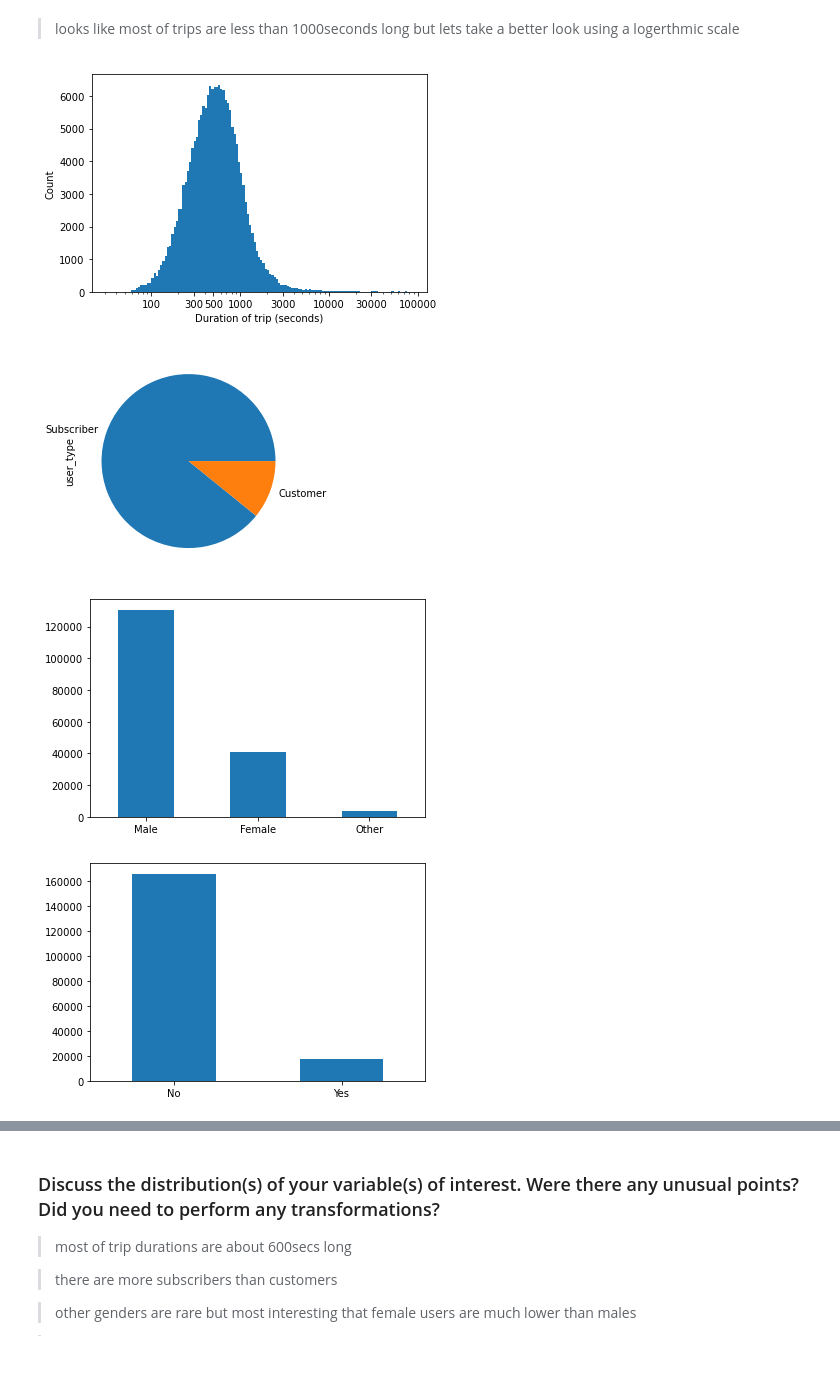
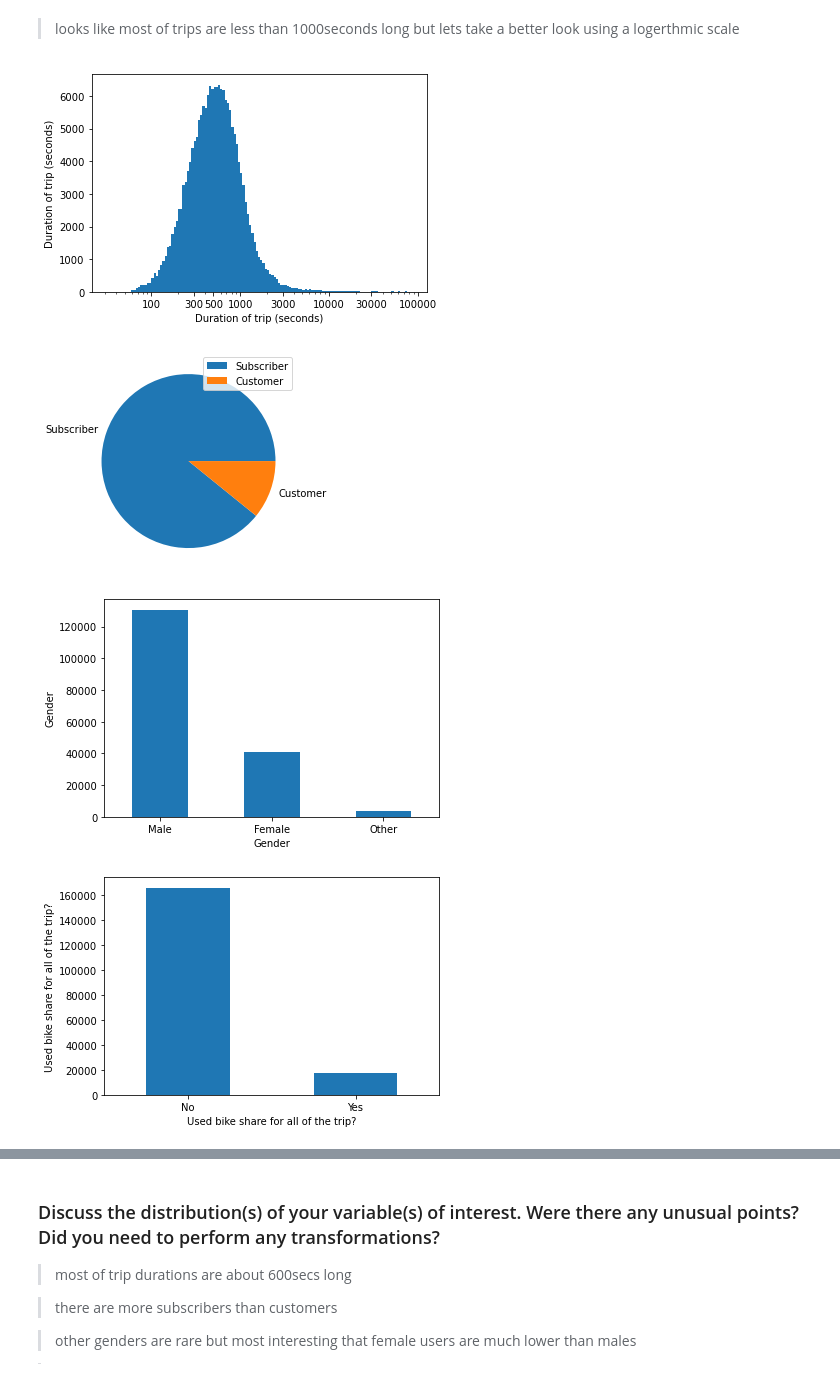
Before and after one commit to AbdelrahmanT/Communicate-Data-Findings-Udacity-Project, a Jupyter notebook: exploration_template.ipynb, the cells around one changed output, grey strips where cells are left out. Cells and saved outputs as stored; diff of their text form; code cells hidden in the pictures.

```diff
--- a/exploration_template.ipynb
+++ b/exploration_template.ipynb
@@ -127,3 +129,10 @@ The data include duration of the bikeshare , if it was shared for all the trip ,
+# %%
+def label(x,y):
+    """Labels x axis and y axis for a plot
+    x: x axis label
+    y: y axis label"""
+    plt.xlabel(x)
+    plt.ylabel(x);
 # %% [markdown]
 ## Univariate Exploration
 
@@ -146,27 +154,33 @@ bins = 10**np.arange(1.5,np.log10(df_clean.duration_sec.max()),0.025)
 
 plt.hist(data = df_clean, x= 'duration_sec', bins = bins);
 plt.xscale('log')
-plt.xlabel('Duration of trip (seconds)')
 plt.xticks([100,300,500,1000,3000,10000,30000,100000],[100,300,500,1000,3000,10000,30000,100000])
-plt.ylabel('Count');
+label('Duration of trip (seconds)','Count')
 plt.show()
 # %% [output]
-[figure, old version]
+[figure, new version]
 # %%
 df.user_type.value_counts().plot.pie()
 plt.xticks(rotation = 0);
+
+plt.legend(loc = 0)
+plt.ylabel('');
 # %% [output]
-[figure, old version]
+[figure, new version]
 # %%
 df.member_gender.value_counts().plot.bar()
 plt.xticks(rotation = 0);
+
+label('Gender','Count')
 # %% [output]
-[figure, old version]
+[figure, new version]
 # %%
 df.bike_share_for_all_trip.value_counts().plot.bar()
 plt.xticks(rotation = 0);
+
+label('Used bike share for all of the trip?','Count')
 # %% [output]
-[figure, old version]
+[figure, new version]
 # %%
 df.member_birth_year.hist(grid = False);
 plt.xlim(1920);
```
Also changed, not shown: parts of 15 cells of this notebook.
